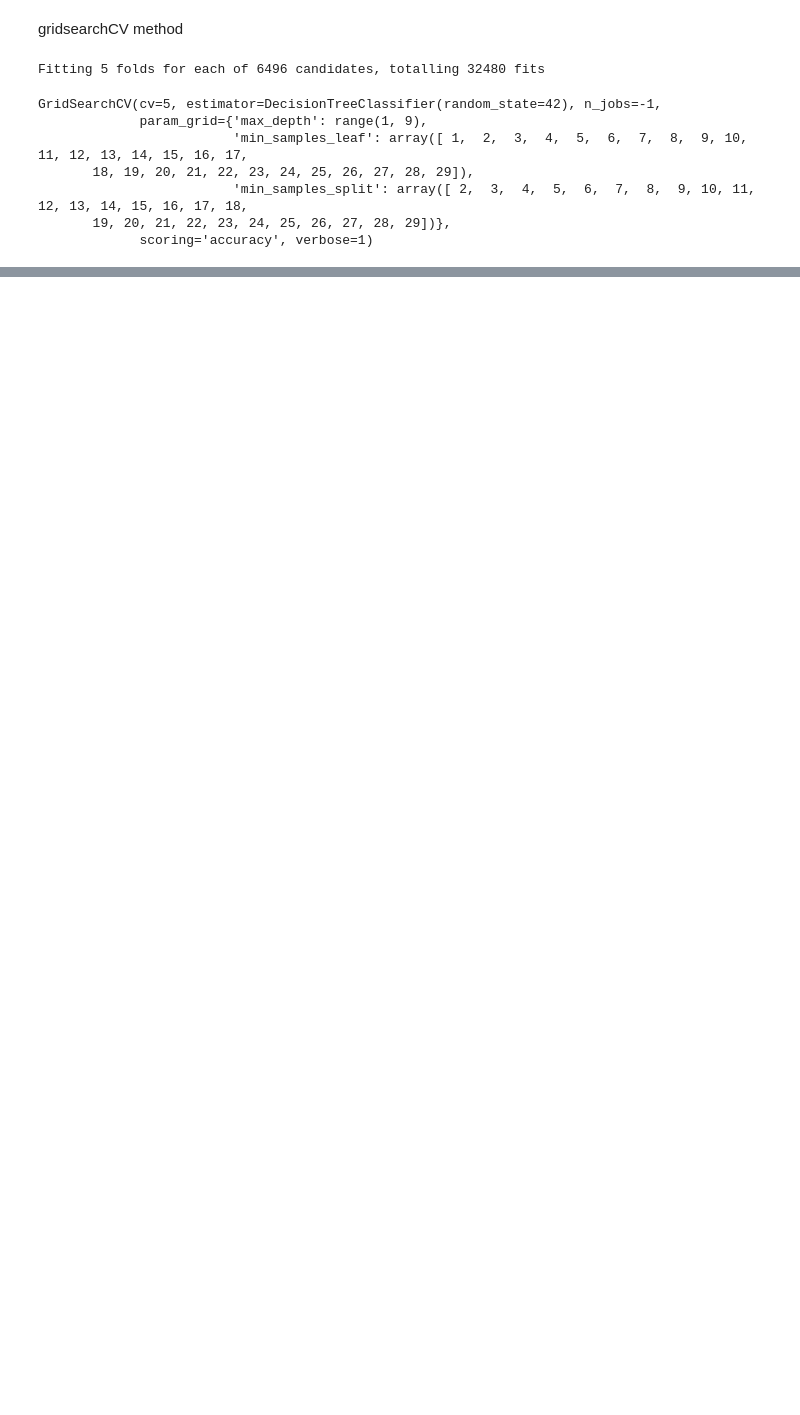
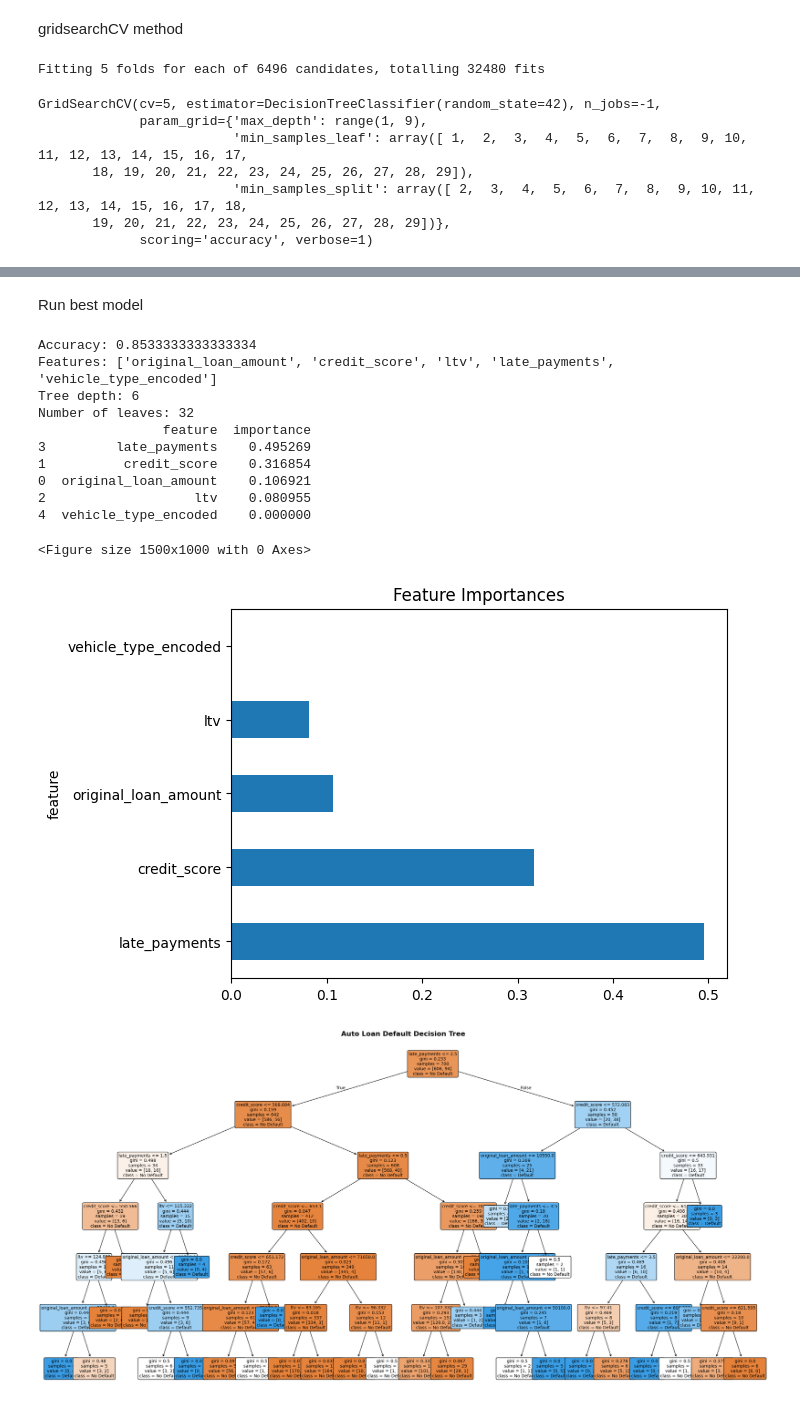
Before and after one commit to imoore99/decision_trees, a Jupyter notebook: decision_trees.ipynb, the cells around one changed output, grey strips where cells are left out. Cells and saved outputs as stored; diff of their text form; code cells hidden in the pictures; blank space fills up the shorter version.

```diff
--- a/decision_trees.ipynb
+++ b/decision_trees.ipynb
@@ -40,13 +44,9 @@ max_ltv = 120
 
 orig_ltv = []
 
-for i in orig_loan_bal:
-    ltv = min_ltv + (i - min_loan) / (max_loan - min_loan) * (max_ltv - min_ltv)
-
-    noise = np.random.normal(-40, 40)
-
+for i in orig_credit_score:
+    ltv = 120 - (i - 550) * 0.15
+    noise = np.random.normal(-10, 10)
     ltv = ltv + noise
-
-    ltv = max(min_ltv, min(max_ltv, ltv))
-
-    orig_ltv.append(round(ltv, 2))
+    ltv = np.clip(ltv, 60, 130)
+    orig_ltv.append(ltv)
@@ -456,0 +382,55 @@ Test set accuracy with best model: 0.8367
+# %% [markdown]
+Run best model
+# %%
+optimized_clf = DecisionTreeClassifier(max_depth = 6, min_samples_leaf=2, min_samples_split=7, random_state=seed)
+optimized_clf.fit(X_train, y_train)
+
+# Predict on the test set
+optimized_y_pred = optimized_clf.predict(X_test)
+
+# Calculate accuracy
+accuracy = accuracy_score(y_test, y_pred)
+print(f"Accuracy: {accuracy}")
+
+# Check what features you're actually using
+print("Features:", X.columns.tolist())
+
+# Look at the decision tree depth/complexity
+print("Tree depth:", optimized_clf.get_depth())
+print("Number of leaves:", optimized_clf.get_n_leaves())
+
+# Check feature importances
+feature_importance = pd.DataFrame({
+    'feature': X.columns,
+    'importance': optimized_clf.feature_importances_
+}).sort_values('importance', ascending=False)
+print(feature_importance)
+plt.figure(figsize=(15, 10))
+feature_importance.plot(kind='barh', x='feature', y='importance', legend=False)
+plt.title('Feature Importances')
+plt.show()
+
+# Create a large, readable tree visualization
+plt.figure(figsize=(30, 15))
+plot_tree(optimized_clf,
+          feature_names=X.columns,
+          class_names=['No Default', 'Default'],
+          filled=True,
+          rounded=True,
+          fontsize=10)
+plt.title('Auto Loan Default Decision Tree', fontsize=16, fontweight='bold')
+plt.show()
+# %% [output]
+Accuracy: 0.8533333333333334
+Features: ['original_loan_amount', 'credit_score', 'ltv', 'late_payments', 'vehicle_type_encoded']
+Tree depth: 6
+Number of leaves: 32
+                feature  importance
+3         late_payments    0.495269
+1          credit_score    0.316854
+0  original_loan_amount    0.106921
+2                   ltv    0.080955
+4  vehicle_type_encoded    0.000000
+<Figure size 1500x1000 with 0 Axes>
+[figure, added]
+[figure, added]
```
Also changed, not shown: parts of 21 cells of this notebook, 3 other files.
